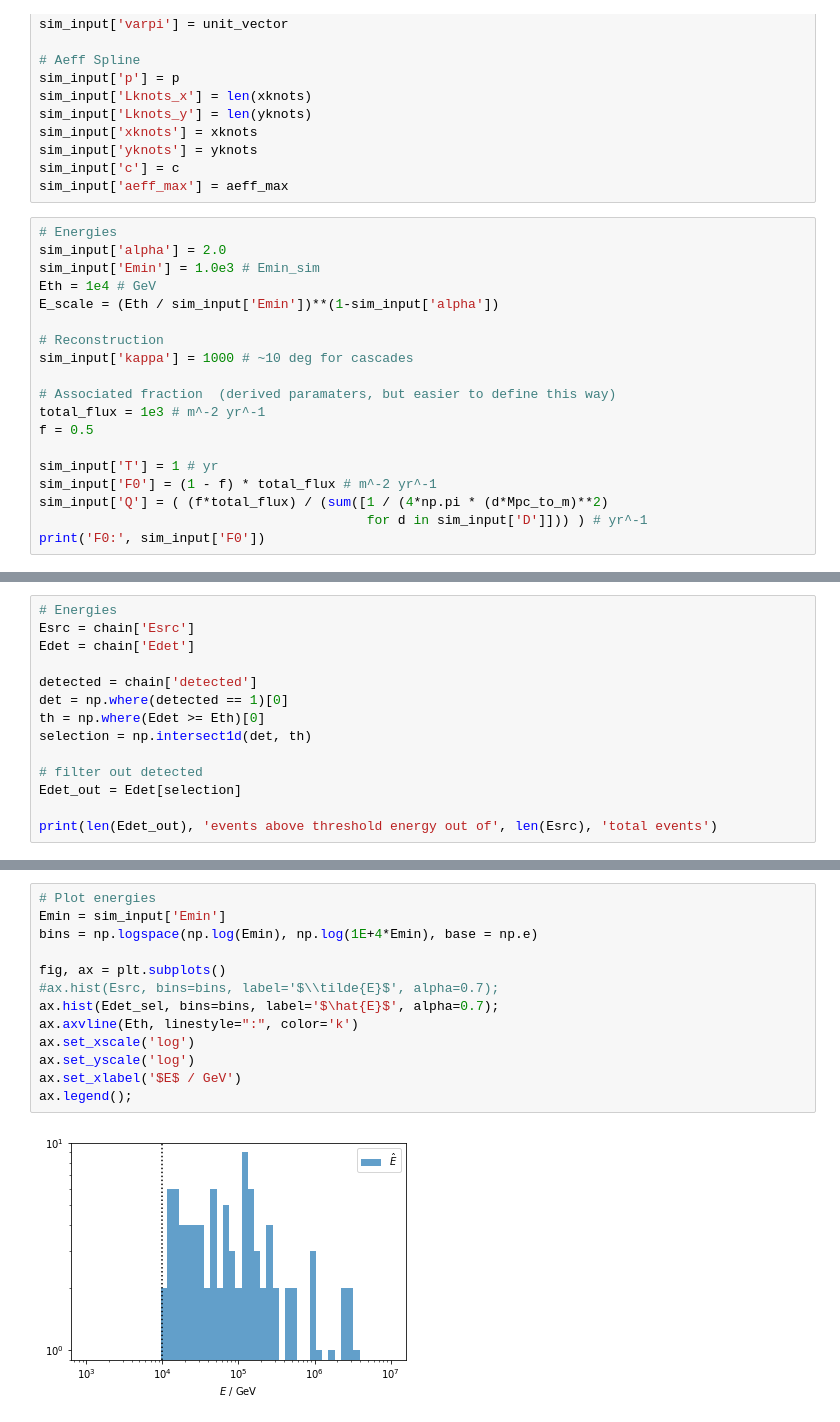
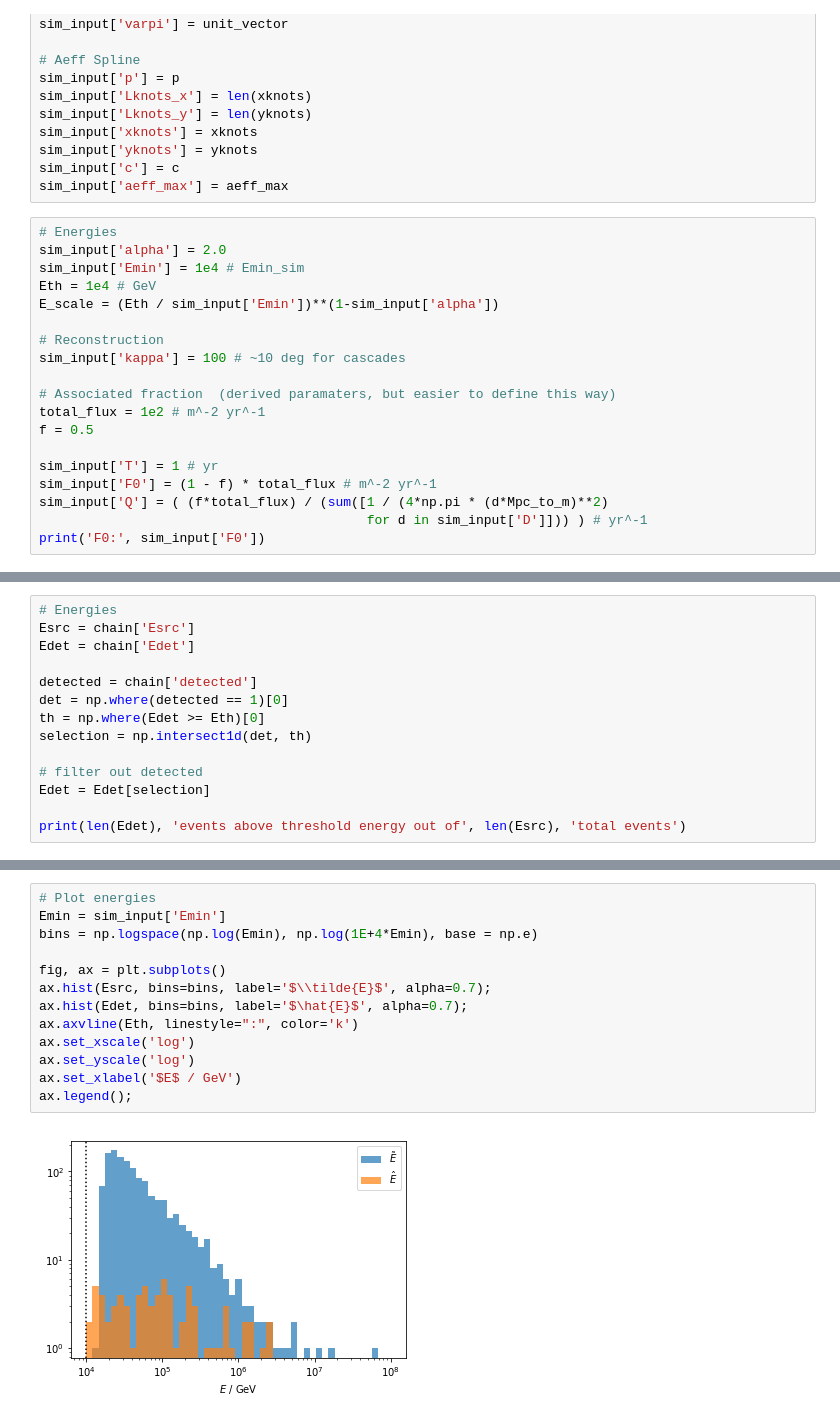
Before and after one commit to specktakel/hierarchical_nu, a Jupyter notebook: dev/statistical_model/4_energy_threshold/Eth_effects.ipynb, the cells around one changed output, grey strips where cells are left out. Cells and saved outputs as stored; diff of their text form.

```diff
--- a/dev/statistical_model/4_energy_threshold/Eth_effects.ipynb
+++ b/dev/statistical_model/4_energy_threshold/Eth_effects.ipynb
@@ -241,15 +241,15 @@ sim_input['aeff_max'] = aeff_max
 # %%
 # Energies
 sim_input['alpha'] = 2.0
-sim_input['Emin'] = 1.0e3 # Emin_sim
+sim_input['Emin'] = 1e4 # Emin_sim
 Eth = 1e4 # GeV
 E_scale = (Eth / sim_input['Emin'])**(1-sim_input['alpha'])
 
 # Reconstruction
-sim_input['kappa'] = 1000 # ~10 deg for cascades
+sim_input['kappa'] = 100 # ~10 deg for cascades
 
 # Associated fraction  (derived paramaters, but easier to define this way)
-total_flux = 1e3 # m^-2 yr^-1
+total_flux = 1e2 # m^-2 yr^-1
 f = 0.5
 
 sim_input['T'] = 1 # yr
@@ -286,7 +286,7 @@ th = np.where(Edet >= Eth)[0]
 selection = np.intersect1d(det, th)
 
 # filter out detected
-Edet_out = Edet[selection]
+Edet = Edet[selection]
 
-print(len(Edet_out), 'events above threshold energy out of', len(Esrc), 'total events')
+print(len(Edet), 'events above threshold energy out of', len(Esrc), 'total events')
 # %% [output]
@@ -339,15 +339,15 @@ for r, d, z in zip(s_ra, s_dec, redshift):
 # %%
 # Plot energies
 Emin = sim_input['Emin']
 bins = np.logspace(np.log(Emin), np.log(1E+4*Emin), base = np.e)
 
 fig, ax = plt.subplots()
-#ax.hist(Esrc, bins=bins, label='$\\tilde{E}$', alpha=0.7);
-ax.hist(Edet_sel, bins=bins, label='$\hat{E}$', alpha=0.7);
+ax.hist(Esrc, bins=bins, label='$\\tilde{E}$', alpha=0.7);
+ax.hist(Edet, bins=bins, label='$\hat{E}$', alpha=0.7);
 ax.axvline(Eth, linestyle=":", color='k')
 ax.set_xscale('log')
 ax.set_yscale('log')
 ax.set_xlabel('$E$ / GeV')
 ax.legend();
 # %% [output]
-[figure, old version]
+[figure, new version]
```
Also changed, not shown: parts of 13 cells of this notebook, 1 other file.
